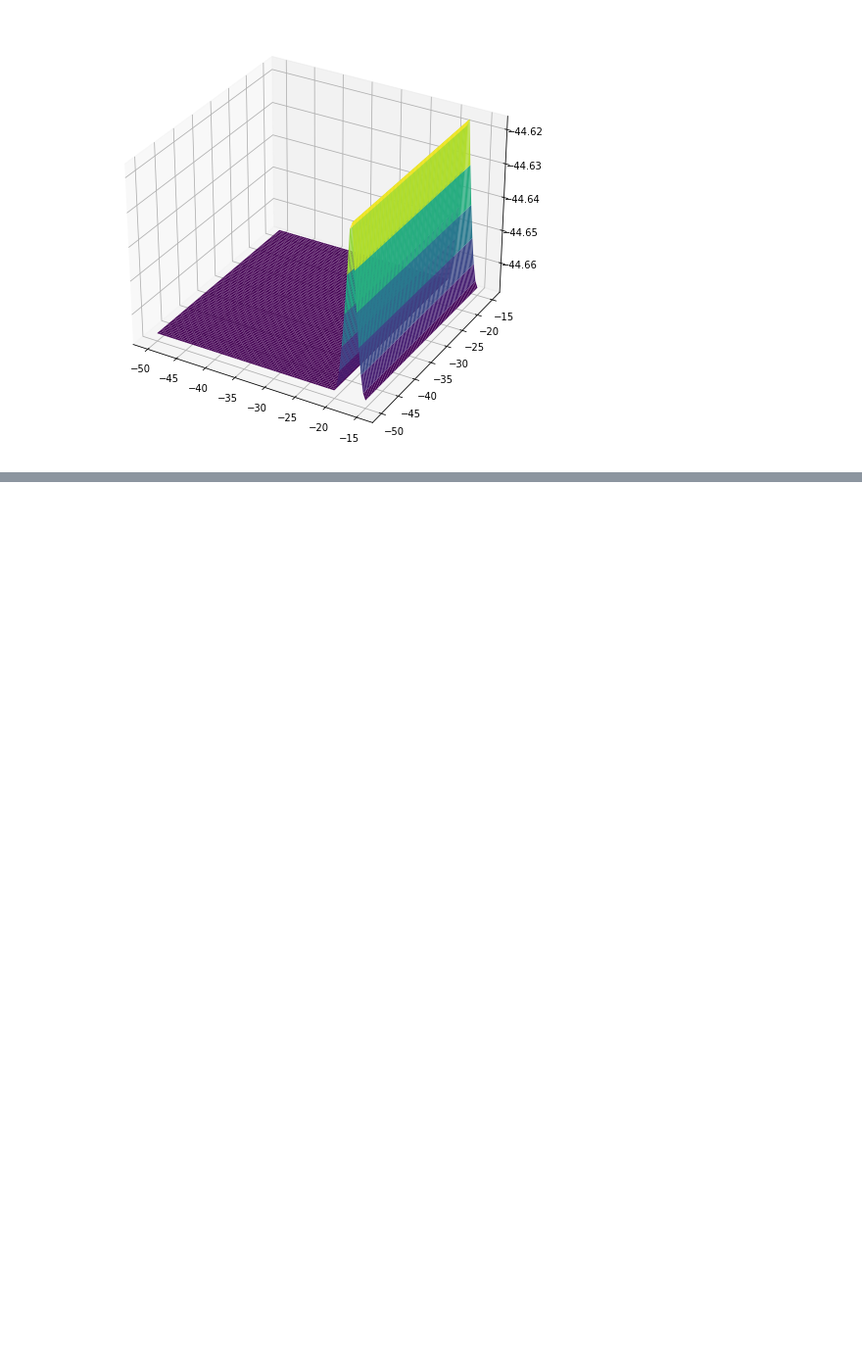
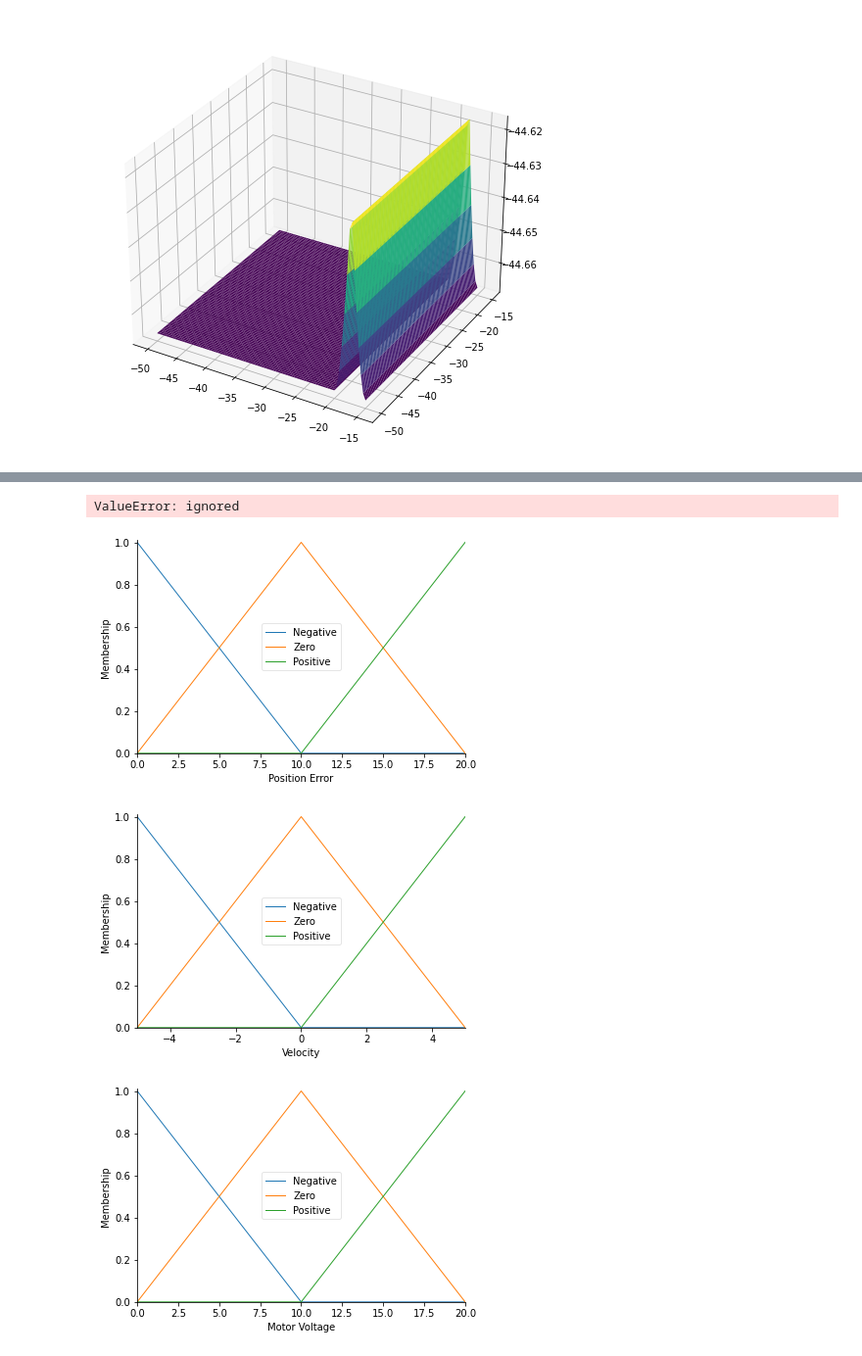
Before and after one commit to utopickaiser/AI-Homework, a Jupyter notebook: AI_Homework_W4_Fuzzy_Controller.ipynb, the cells around one changed output, grey strips where cells are left out. Shown at 98% size. Cells and saved outputs as stored; diff of their text form; code cells hidden in the pictures; blank space fills up the shorter version.

```diff
--- a/AI_Homework_W4_Fuzzy_Controller.ipynb
+++ b/AI_Homework_W4_Fuzzy_Controller.ipynb
@@ -422,0 +430,63 @@ ValueError: ignored
+# %%
+# Controling Dynamics of a servomotor
+import numpy as np
+import skfuzzy as fuzz
+from skfuzzy import control as ctrl
+import math
+import matplotlib.pyplot as plt
+from mpl_toolkits.mplot3d import Axes3D
+# Thiết lập cách giá trị
+universe = np.linspace(0,20,61)
+universe1 = np.linspace(-5,5,61)
+universe2 = np.linspace(0,20,61)
+pos = ctrl.Antecedent(universe, 'Position Error')
+vel = ctrl.Antecedent(universe1, 'Velocity')
+vol = ctrl.Consequent(universe2,'Motor Voltage')
+item1 = ['Negative' , 'Zero' ,'Positive']
+vel.automf(names = item1)
+pos.automf(names = item1)
+vol.automf(names = item1)
+pos.view()
+vel.view()
+vol.view()
+rule0 = ctrl.Rule(antecedent = (pos['Positive'] & vel['Negative']|
+                                pos['Positive'] & vel['Positive']|
+                                pos['Positive'] & vel['Zero']),
+                   consequent = vol['Positive'], label = 'Voltage Positive')
+
+rule1 = ctrl.Rule(antecedent = (vel['Negative'] & acc['Negative']|
+                                vel['Negative'] & acc['Positive']|
+                                vel['Negative'] & acc['Zero']),
+                   consequent = vol['Negative'], label = 'Force Negative')
+rule2 = ctrl.Rule(antecedent = (vel['Zero'] & acc['Zero']|
+                                vel['Zero'] & acc['Positive']|
+                                vel['Zero'] & acc['Negative']),
+                   consequent = vol['Zero'], label = 'Zero')
+
+
+
+system = ctrl.ControlSystem(rules = [rule0,rule1,rule2])
+sim = ctrl.ControlSystemSimulation(system, flush_after_run = 61*61+1)
+upsampled = np.linspace(-20,20,61)
+x,y = np.meshgrid(upsampled, upsampled)
+z = np.zeros_like(x)
+for i in range(61):
+  for j in range(61):
+    for k in range(61):
+      sim.input['Position Error'] = x[i,j]
+      sim.input['Velocity'] = y[i,j]
+      sim.compute()
+      z[i,j] = sim.output['Motor Voltage']
+fig = plt.figure(figsize = (8,8))
+ax = fig.add_subplot(111, projection = '3d')
+suf = ax.plot_surface(x,y,z, rstride = 1, cstride = 1, cmap = 'viridis',
+                      linewidth = 0.4, antialiased = True)
+cset = ax.contourf(x,y,z, zdir = 'z', offset = 3, cmap = 'viridis', anpha = 0.5)
+cset = ax.contourf(x,y,z, zdir = 'x', offset = 11, cmap = 'viridis', anpha = 0.5 )
+cset = ax.contourf(x,y,z, zdir = 'y', offset = 11, cmap = 'viridis', anpha = 0.5 )
+ax.view_init(30,300)
+# %% [output]
+ValueError: ignored
+[figure, added]
+[figure, added]
+[figure, added]
```
Also changed, not shown: parts of 2 cells of this notebook.
